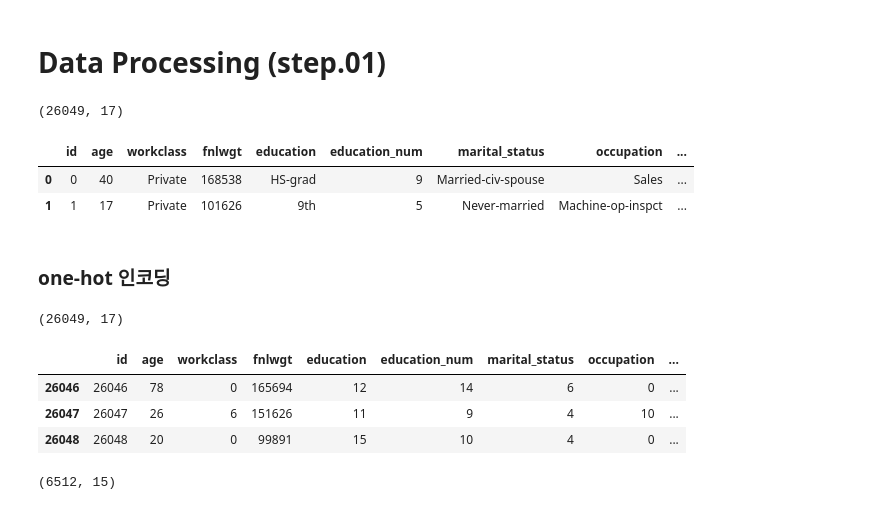
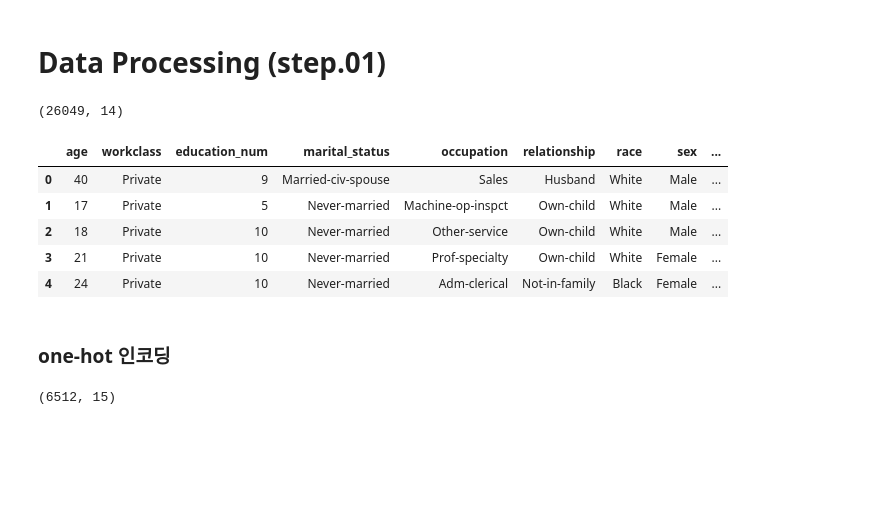
Before and after one commit to ygej/Aiffel, a Jupyter notebook: QUIZ/pop_quiz_201102_ve9_1_T-Academy X KaKr.ipynb, the cells around one changed output. Cells and saved outputs as stored; diff of their text form; code cells hidden in the pictures; blank space fills up the shorter version.

```diff
--- a/QUIZ/pop_quiz_201102_ve9_1_T-Academy X KaKr.ipynb
+++ b/QUIZ/pop_quiz_201102_ve9_1_T-Academy X KaKr.ipynb
@@ -26,12 +41,12 @@ for dirname, _, filenames in os.walk('/kaggle/input'):
 # %%
 path = '/home/theo/aiffel/data_represent/data/kakr-4th-competition/'
 
-df = pd.read_csv(path + 'train.csv')
-df_t = pd.read_csv(path + 'test.csv')
-submission = pd.read_csv(path + 'sample_submission.csv')
+train = pd.read_csv(path + 'train.csv')
+test = pd.read_csv(path + 'test.csv')
+sample_submission = pd.read_csv(path + 'sample_submission.csv')
 
-print(df.shape)
-print(df_t.shape)
+print(train.shape)
+print(test.shape)
 # %% [output]
 (26049, 16)
 (6512, 15)
@@ -58,16 +231,28 @@ memory usage: 3.2+ MB
 # %% [markdown]
 # Data Processing (step.01)
+# %%
+# id 컬럼 제외
+train.drop(['id'], axis=1, inplace=True)
+test.drop(['id'], axis=1, inplace=True)
+# %%
+# education 컬럼은 education_num과 1대1 매칭 >> education 컬럼 제외
+train.drop(['education'], axis=1, inplace=True)
+test.drop(['education'], axis=1, inplace=True)
+# %%
+# fnlwgt 컬럼은 사후 층화 가중치로서, 한 표본이 몇 개를 대표하는지 의미. / 제외
+# 'https://m.blog.naver.com/stat833/221747335785'
+train.drop(['fnlwgt'], axis=1, inplace=True)
+test.drop(['fnlwgt'], axis=1, inplace=True)
 # %%
-# education 컬럼은 education_num과 1대1 매칭 >> education 컬럼 제외
-# df['education'].value_counts().values - df['education_num'].value_counts().values
-#df = df.drop('education', axis = 1)
-
 # income column >> 50K 기준으로 대소 비교 변수 파생 (True/False)
-df['is_income_over_50K'] = df['income']=='>50K'
-
-print(df.shape);  df.head(2)
+train['is_income_over_50K'] = train['income']=='>50K'
+print(train.shape)
+train.head()
 # %% [output]
-(26049, 17)
+(26049, 14)
-|  | id | age | workclass | fnlwgt | education | education_num | marital_status | occupation | ... |
-| 0 | 0 | 40 | Private | 168538 | HS-grad | 9 | Married-civ-spouse | Sales | ... |
-| 1 | 1 | 17 | Private | 101626 | 9th | 5 | Never-married | Machine-op-inspct | ... |
+|  | age | workclass | education_num | marital_status | occupation | relationship | race | sex | ... |
+| 0 | 40 | Private | 9 | Married-civ-spouse | Sales | Husband | White | Male | ... |
+| 1 | 17 | Private | 5 | Never-married | Machine-op-inspct | Own-child | White | Male | ... |
+| 2 | 18 | Private | 10 | Never-married | Other-service | Own-child | White | Male | ... |
+| 3 | 21 | Private | 10 | Never-married | Prof-specialty | Own-child | White | Female | ... |
+| 4 | 24 | Private | 10 | Never-married | Adm-clerical | Not-in-family | Black | Female | ... |
@@ -80,32 +259,5 @@ print(df.shape);  df.head(2)
 # %% [markdown]
 ###  one-hot 인코딩
-# %%
-## train data
-
-from sklearn.ensemble import RandomForestRegressor
-from sklearn.preprocessing import LabelEncoder
-
-dtypes = df.dtypes
-encoders = {}
-for column in df.columns:
-    if str(dtypes[column]) == 'object':
-        encoder = LabelEncoder()
-        encoder.fit(df[column])
-        encoders[column] = encoder
-df_num = df.copy()
-
-for column in encoders.keys():
-    encoder = encoders[column]
-    df_num[column] = encoder.transform(df[column])
-
-print(df_num.shape)
-df_num.tail(3)
-# %% [output]
-(26049, 17)
-|  | id | age | workclass | fnlwgt | education | education_num | marital_status | occupation | ... |
-| 26046 | 26046 | 78 | 0 | 165694 | 12 | 14 | 6 | 0 | ... |
-| 26047 | 26047 | 26 | 6 | 151626 | 11 | 9 | 4 | 10 | ... |
-| 26048 | 26048 | 20 | 0 | 99891 | 15 | 10 | 4 | 0 | ... |
 # %%
 ## test data
 
```
Also changed, not shown: parts of 14 cells of this notebook, 3 other files.
